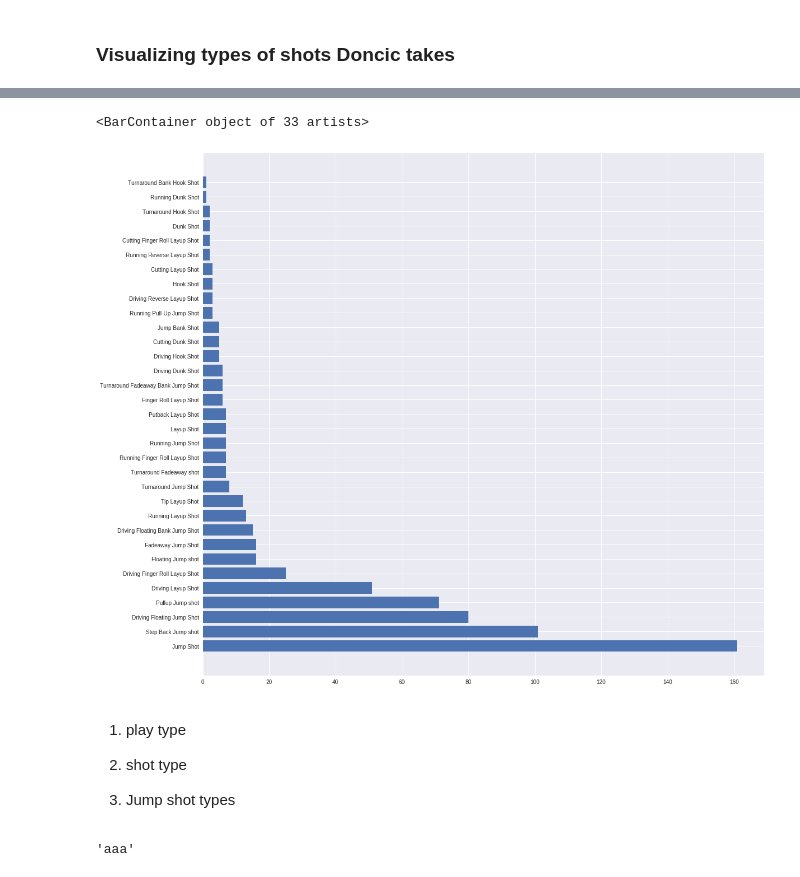
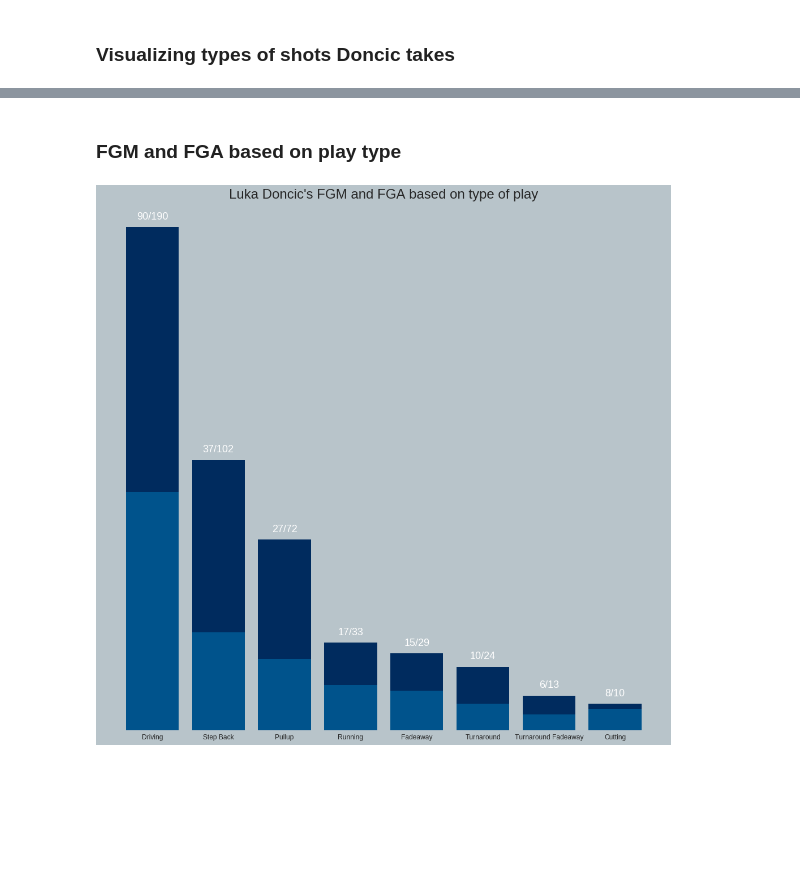
Before and after one commit to danchyy/Basketball_Analytics, a Jupyter notebook: Scripts/2018_19_season/doncic_analysis/doncic_analysis.ipynb, the cells around one changed output, grey strips where cells are left out. Drawn from its saved outputs; the diff is of its cells as text; code cells hidden in the pictures; blank space fills up the shorter version.

```diff
--- a/Scripts/2018_19_season/doncic_analysis/doncic_analysis.ipynb
+++ b/Scripts/2018_19_season/doncic_analysis/doncic_analysis.ipynb
@@ -670,5 +650,0 @@ array(['Step Back Jump shot', 'Cutting Dunk Shot', 'Jump Shot',
-# %%
-play_types = ['Cutting', 'Running', 'Driving', 'Step Back', 'Fadeaway', 'Turnaround', 'Pullup']
-
-# Note, 'Jump Shot' and 'Jump shot' will be the same thing
-shot_types = ['Jump shot', 'Jump Shot', 'Layup Shot', 'Dunk Shot', 'Hook Shot']
@@ -711 +713,30 @@ def group_classes(data, is_play_type: bool):
+# %%
+def plot_data_barchart_types(full_dict, made_shots_dict, title, rotate_text=False):
+    plt.style.use('seaborn')
+    fig, ax = plt.subplots(figsize=(16, 16))
+    fig.set_facecolor(silver)
+    ax.set_facecolor(silver)
+
+    ax.bar(list(full_dict.keys()), list(full_dict.values()), color=navy_blue)
+    ax.bar(list(made_shots_dict.keys()), list(made_shots_dict.values()), color=royal_blue)
+    ax.grid(False)
+    ax.set_xticklabels(
+        list(full_dict.keys()),
+        size=12,
+        rotation = 45 if rotate_text else 0,
+        ha="right" if rotate_text else "center"
+    )
+    ax.set_yticklabels([])
+
+    for i, key in enumerate(full_dict.keys()):
+        ax.text(
+            x=i,
+            y=full_dict[key] + 3,
+            s=str(made_shots_dict[key]) + "/" + str(full_dict[key]),
+            ha='center',
+            size=18,
+            color=white,
+        )
+
+    ax.set_title(title, size=24)
 # %%
@@ -716,21 +745,9 @@ made_grouped_play = group_classes(made_dict, True)
-# %%
-plt.style.use('seaborn')
-fig, ax = plt.subplots(figsize=(16, 16))
-
-
-ax.barh(y=list(full_dict.keys()), width=list(full_dict.values()))
-# ax.barh(y=list(full_grouped_play.keys()), width=list(full_grouped_play.values()))
-# ax.barh(y=list(made_grouped_play.keys()), width=list(made_grouped_play.values()), color='red')
-# %% [output]
-<BarContainer object of 33 artists>
-[figure, removed]
-# %% [markdown]
-1. play type
-
-2. shot type
-
-3. Jump shot types
-# %%
-a.lower()
-# %% [output]
-'aaa'
+# %% [markdown]
+### FGM and FGA based on play type
+# %%
+full_grouped_play = group_classes(full_dict, True)
+made_grouped_play = group_classes(made_dict, True)
+full_grouped_play = dict(sorted(full_grouped_play.items(), key=lambda kv: -kv[1]))
+plot_data_barchart_types(full_grouped_play, made_grouped_play, "Luka Doncic's FGM and FGA based on type of play")
+# %% [output]
+[figure, added]
```
Also changed, not shown: parts of 13 cells of this notebook.
